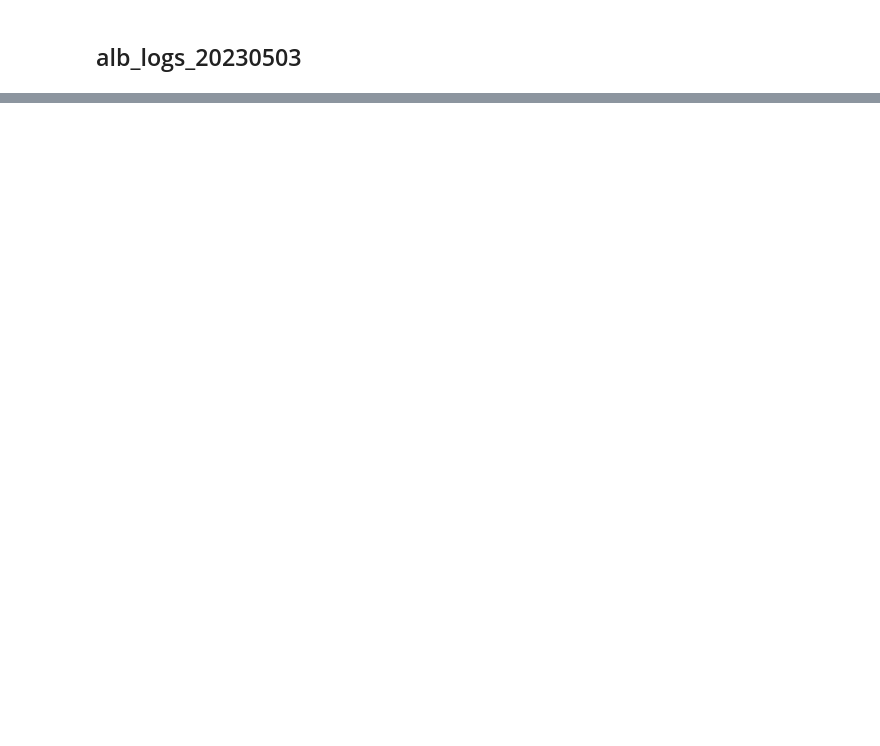
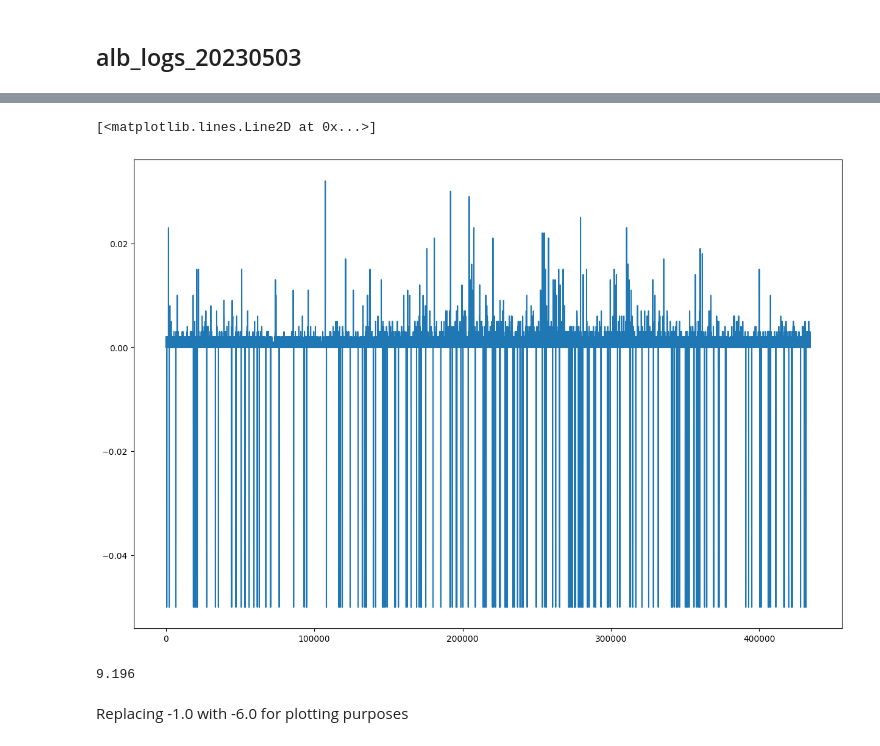
Before and after one commit to SpaceXAlphaBravoCharlie/Diplomski, a Jupyter notebook: Diplomski.ipynb, the cells around one changed output, grey strips where cells are left out. Drawn from its saved outputs; the diff is of its cells as text; code cells hidden in the pictures; blank space fills up the shorter version.

Commit message:
Added time series plots and some comments

```diff
--- a/Diplomski.ipynb
+++ b/Diplomski.ipynb
@@ -435,0 +452,3 @@ alb_logs_20230509_df.shape
+# %%
+alb_logs_20230503_df['request_processing_time'][alb_logs_20230503_df['request_processing_time'] == -1.0] = -0.05
+alb_logs_20230503_df['request_processing_time'][alb_logs_20230503_df['request_processing_time'] == -0.05].head()
@@ -435,0 +466,12 @@ alb_logs_20230509_df.shape
+# %%
+figure(figsize=(15, 10))
+plt.plot(alb_logs_20230503_df['request_processing_time'])
+# %% [output]
+[<matplotlib.lines.Line2D at 0x...>]
+[figure, added]
+# %%
+np.max(alb_logs_20230503_df['target_processing_time'])
+# %% [output]
+9.196
+# %% [markdown]
+Replacing -1.0 with -6.0 for plotting purposes
```
Also changed, not shown: parts of 12 cells of this notebook.
